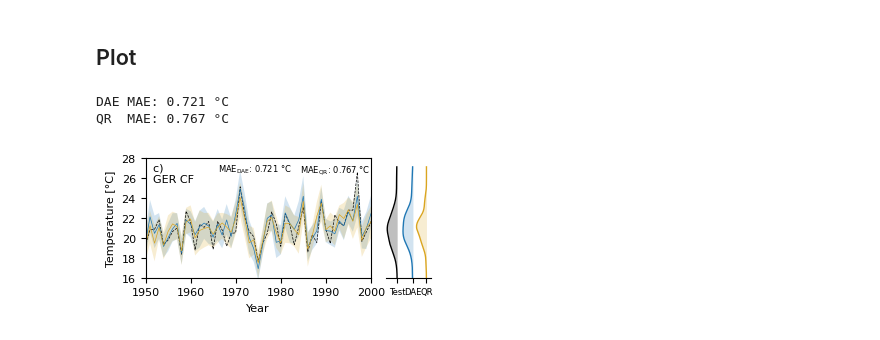
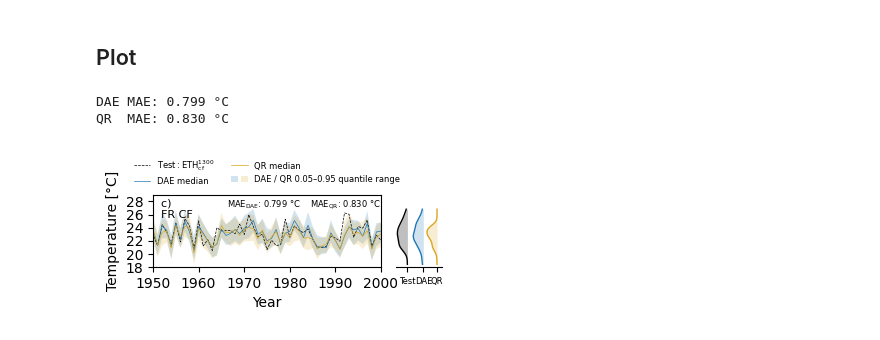
Before and after one commit to Motte12/Towards-a-distributional-autoencoder-for-climate-counterfactuals, a Jupyter notebook: src/analysis/Figure03_CF.ipynb, the cells around one changed output. Drawn from its saved outputs; the diff is of its cells as text; code cells hidden in the pictures.

```diff
--- a/src/analysis/Figure03_CF.ipynb
+++ b/src/analysis/Figure03_CF.ipynb
@@ -23,18 +23,18 @@ import numpy as np
 ##################
 ### Germany ###
 # coordinates
-domain="GER"
-lat_min = 48
-lat_max = 54
-lon_min = 6
-lon_max = 15
+#domain="GER"
+#lat_min = 48
+#lat_max = 54
+#lon_min = 6
+#lon_max = 15
 
 ### France ###
-#domain="FR"
-#lat_min = 45
-#lat_max = 50
-#lon_min= 0
-#lon_max= 5
+domain="FR"
+lat_min = 45
+lat_max = 50
+lon_min= 0
+lon_max= 5
 
 ### Spain ###
 #domain="SP"
@@ -536,7 +536,7 @@ handles, labels = ax.get_legend_handles_labels()
 handles.append((patch1, patch2))
 labels.append("DAE / QR 0.05–0.95 quantile range")
 
-if False:
+if True:
     ax.legend(
         handles=handles,
         labels=labels,
@@ -578,35 +578,35 @@ ax.text(
     1.0, 0.96,      # x=0.95, y=0.95 in axes coordinates (0-1)
     r"$\mathrm{MAE_{QR}}$"+f": {mae_qr:.3f} °C",   # text to display
     transform=ax.transAxes,  # use axes coordinates
     ha='right',      # horizontal alignment
     va='top',        # vertical alignment
     fontsize=6,
     color='black'
 )
 
 plt.tight_layout()
 if domain == "FR":
     plt.ylim(18, 29)
     ax.set_yticks([18,20, 22, 24, 26, 28])
 if domain == "GER":
     plt.ylim(16, 28)
     ax.set_yticks([16, 18,20, 22, 24, 26, 28])
 if domain == "SP":
     plt.ylim(25, 30)
     ax.set_yticks([24, 26, 28, 30, 32])
 
 # legend
-#plt.savefig(f"/home/sc.uni-leipzig.de/fl53wumy/llaae_new/TowardsDistributionalAutoencoderClimateCounterfactuals/figures/model_6037/inherent_detrended/Figure03/{domain}/legend_fig03_{domain}_CF_updated.pdf")
+#plt.savefig(f"legend_fig03_{domain}_CF_updated.pdf")
 
 # no legend
-plt.savefig(f"/home/sc.uni-leipzig.de/fl53wumy/llaae_new/TowardsDistributionalAutoencoderClimateCounterfactuals/figures/model_6037/inherent_detrended/Figure03/{domain}/fig03_{domain}_CF_updated.pdf")
+#plt.savefig(f"fig03_{domain}_CF_updated.pdf")
 
 
 plt.show()
 
 
 # add absolute
 # %% [output]
-DAE MAE: 0.721 °C
-QR  MAE: 0.767 °C
+DAE MAE: 0.799 °C
+QR  MAE: 0.830 °C
-[figure, old version]
+[figure, new version]
```
Also changed, not shown: parts of 2 cells of this notebook, 5 other files.
